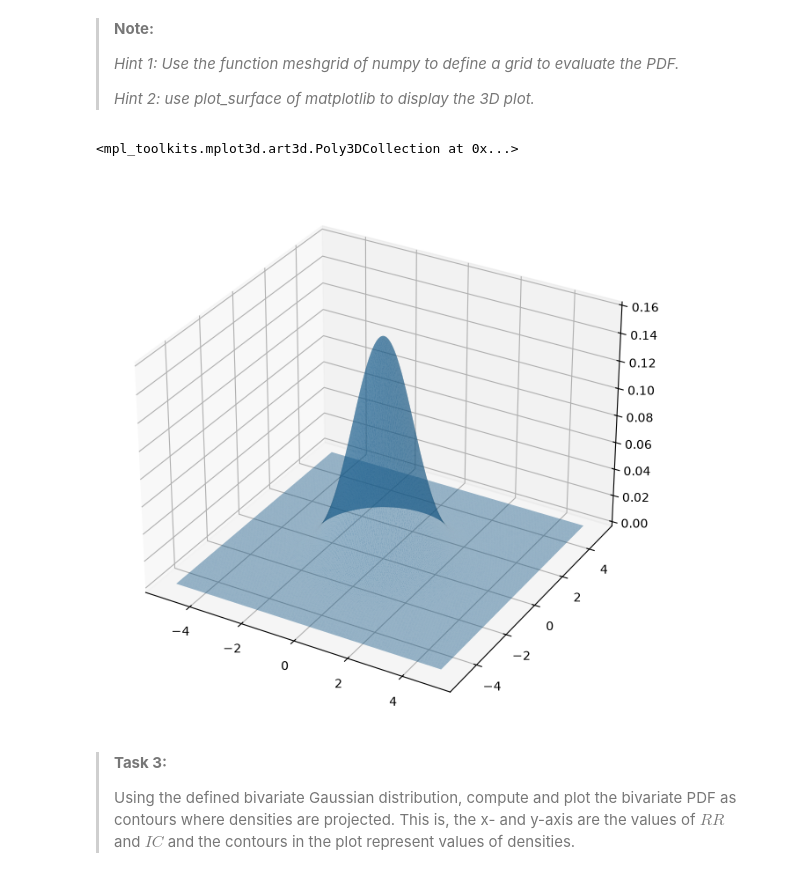
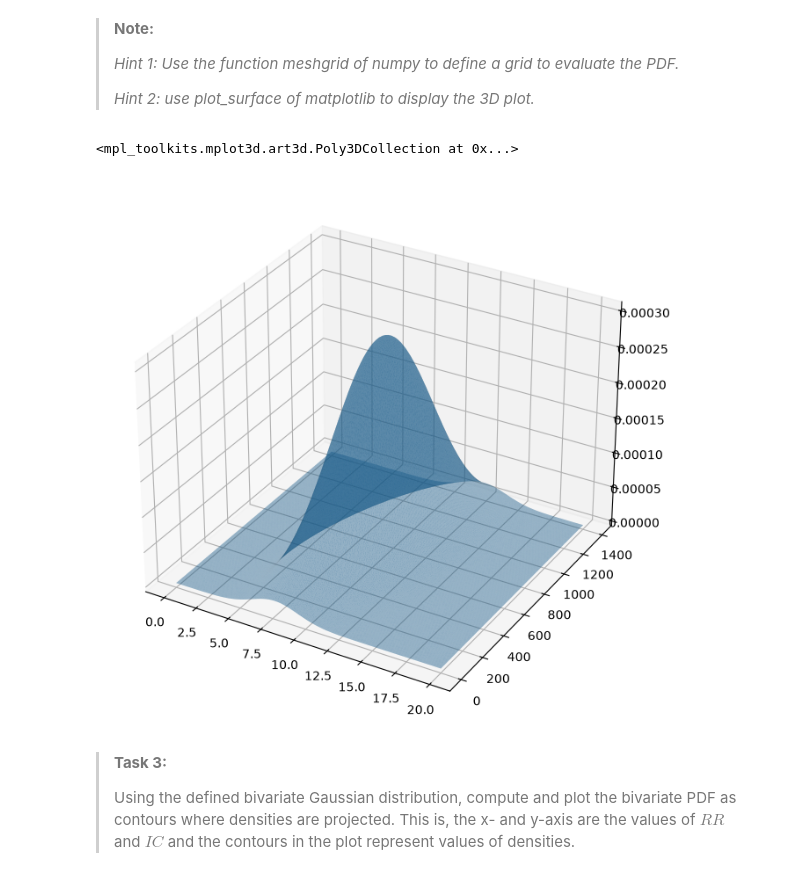
Before and after one commit to Svangrootveld/PA1.5, a Jupyter notebook: scipy_statcs_3d_plots.ipynb, the cells around one changed output. Drawn from its saved outputs; the diff is of its cells as text; code cells hidden in the pictures.

```diff
--- a/scipy_statcs_3d_plots.ipynb
+++ b/scipy_statcs_3d_plots.ipynb
@@ -22,15 +22,15 @@ import matplotlib.pyplot as plt
 > - Define the bivariate Gaussian distribution with scipy.stats.multivariate_normal and draw 100 samples using the rvs method
 # %%
 # Define the vector of means
-mu1 = 0
-mu2 = 0
+mu1 = 10
+mu2 = 700
 mu = [mu1, mu2] #vector of means
 
 # Define the covariance matrix
-s1 = 1
-s2 = 1
-covariance = [[s1**2, 0], [0, s2**2]]
-sigma = [[s1**2, 0], [0, s2**2]]
+s1 = 2
+s2 = 300
+covariance = [[s1**2, 300], [300, s2**2]]
+sigma = covariance
 
 # Draw 100 samples from a bivariate Gaussian distribution
 samples = multivariate_normal(mean=mu, cov=sigma).rvs(size=100)
@@ -160,26 +160,26 @@ The shape of the mesh is: (5, 5)
 > *Hint 2: use plot_surface of matplotlib to display the 3D plot.*
 # %%
 # Define the mesh of values where we want to evaluate the random variables
-n = 200 #size of the mesh
-values_RR = np.linspace(-5, 5, n)
-values_IC = np.linspace(-5, 5, n)
+n = 201 #size of the mesh
+values_RR = np.linspace(0, 20, n)
+values_IC = np.linspace(0, 1400, n)
 
 # Define the grid
 X1,X2 = np.meshgrid(values_RR,values_IC)
 X = np.column_stack([X1.ravel(), X2.ravel()])
 
 # Evaluate the PDF
 Z = multivariate_normal(mean=mu, cov=sigma).pdf(X)
 
 # Create the 3D plot
 fig = plt.figure(figsize=(10, 8))
 ax = fig.add_subplot(111, projection='3d')
 
 # Plot the surface
 ax.plot_trisurf(X[:, 0], X[:, 1], Z, alpha=0.5)
 # %% [output]
 <mpl_toolkits.mplot3d.art3d.Poly3DCollection at 0x...>
-[figure, old version]
+[figure, new version]
 # %% [markdown]
 > **Task 3:**
 >
```
Also changed, not shown: parts of 1 cell of this notebook.
